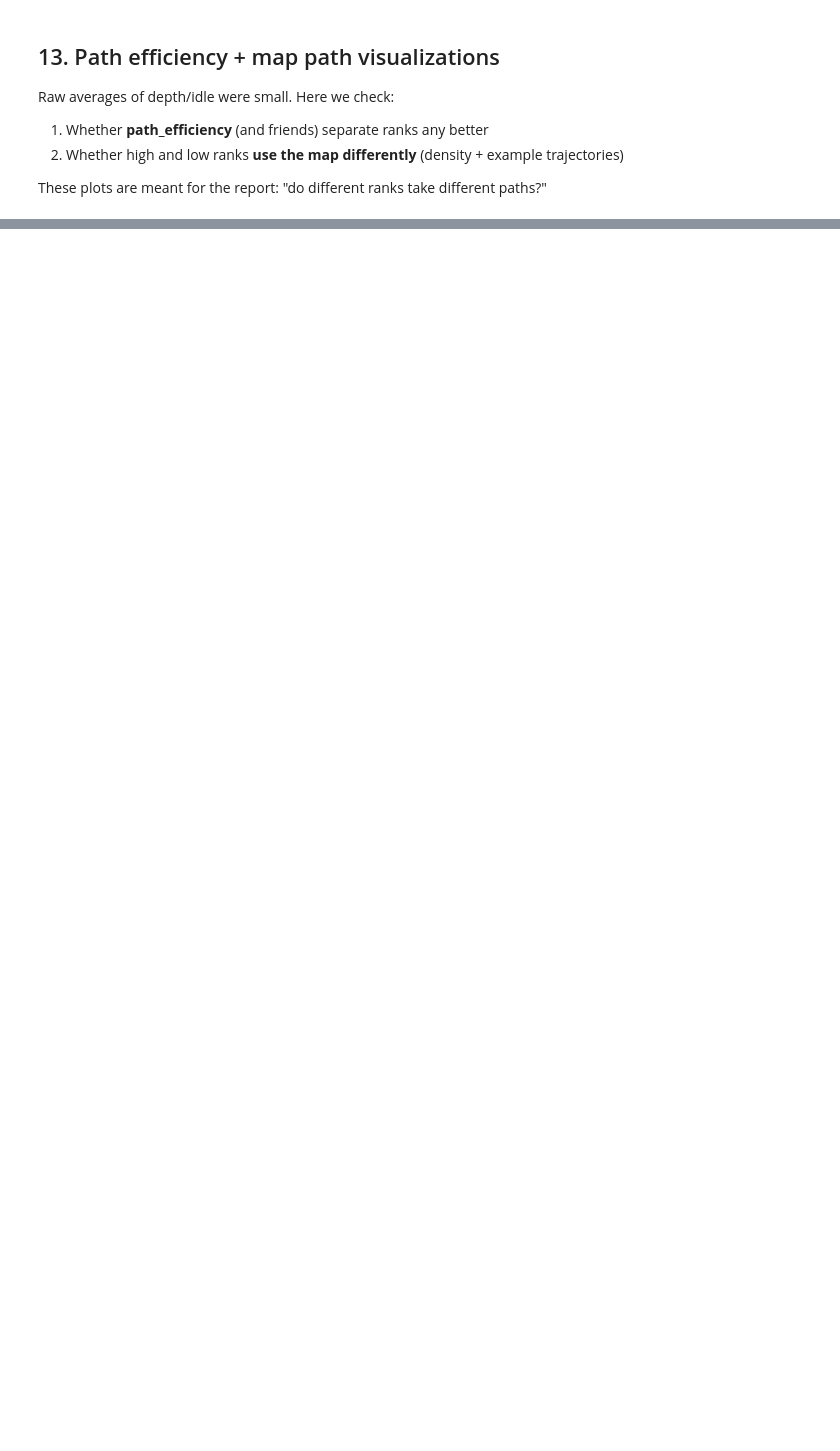
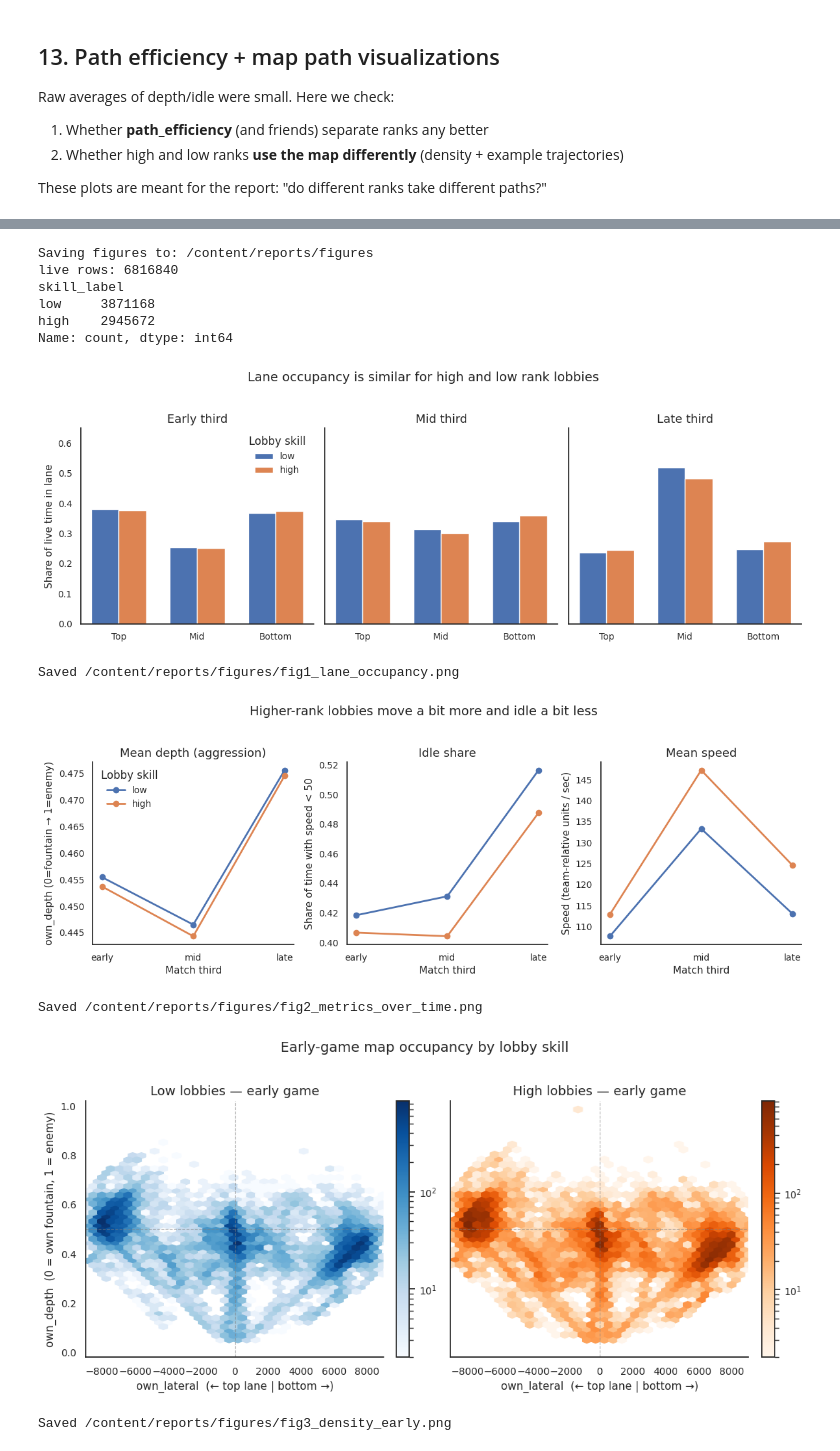
Before and after one commit to gemg-rgb/siads699-dota-movement, a Jupyter notebook: notebooks/01_feature_engineering.ipynb, the cells around one changed output, grey strips where cells are left out. Drawn from its saved outputs; the diff is of its cells as text; code cells hidden in the pictures; blank space fills up the shorter version.

```diff
--- a/notebooks/01_feature_engineering.ipynb
+++ b/notebooks/01_feature_engineering.ipynb
@@ -78,12 +150,18 @@ print("to_team_frame() defined")
 # %% [markdown]
 ## 3. Load data
 # %%
-print("Loading metadata...")
-players = pd.read_csv(DATA_DIR / "players.csv")
-matches = pd.read_csv(DATA_DIR / "matches.csv")
+print("Loading metadata and positions...")
 
-print("Loading positions (large file)...")
-positions = pd.read_parquet(DATA_DIR / "positions.parquet")
+if USING_SAMPLE:
+    players = pd.read_csv(DATA_DIR / "players_sample.csv")
+    matches = pd.read_csv(DATA_DIR / "matches_sample.csv")
+    positions = pd.read_parquet(DATA_DIR / "positions_sample.parquet")
+    print("Loaded SAMPLE data (a few matches only). Fine for pipeline checks;")
+    print("use the full download for the numbers in the report.")
+else:
+    players = pd.read_csv(DATA_DIR / "players.csv")
+    matches = pd.read_csv(DATA_DIR / "matches.csv")
+    positions = pd.read_parquet(DATA_DIR / "positions.parquet")
 
 print(f"positions : {positions.shape}")
 print(f"players   : {players.shape}")
@@ -1228,7 +1553,7 @@ import matplotlib.pyplot as plt
 
 # ---------- style----------
 plt.rcParams.update({
-    "font.size": 11,          # No one set it less than 8!
+    "font.size": 11,          # Keep labels readable for the report
     "axes.titlesize": 13,
     "axes.labelsize": 11,
     "xtick.labelsize": 10,
@@ -1239,8 +1564,7 @@ plt.rcParams.update({
     "axes.spines.right": False,
 })
 
-OUT_DIR = Path("report_figure")
-OUT_DIR.mkdir(parents=True, exist_ok=True)
+OUT_DIR = FIG_DIR
 
 LOW_C, HIGH_C = "#4C72B0", "#DD8452"
 PHASES = ["early", "mid", "late"]
@@ -1283,7 +1607,7 @@ def prepare_live(positions, matches, players):
         on=["match_id", "player_slot"],
         how="left",
     )
-    # drop near-fountain / likely dead samples for movement stats
+    # Ignore samples basically sitting on the fountain
     live = pos[pos["own_depth"] >= 0.05].copy()
     live = live.sort_values(["match_id", "player_slot", "sec"])
     g = live.groupby(["match_id", "player_slot"], sort=False)
@@ -1426,26 +1750,38 @@ def fig4_rank_overlap(players, matches, out=OUT_DIR / "fig4_rank_overlap.png"):
     plt.show()
     print("Saved", out)
 # %%
-# Where files  go
-OUT_DIR = Path("/content/report_figure")
-OUT_DIR.mkdir(parents=True, exist_ok=True)
+# Save figures next to the rest of the report assets
+OUT_DIR = FIG_DIR
 print("Saving figures to:", OUT_DIR.resolve())
 
-# Positions are in team-relative frame
+# Make sure coordinates are team-relative before plotting
 if "own_depth" not in positions.columns:
     positions = to_team_frame(positions)
 
-# Build the live table
+# Build the filtered movement table used by the report plots
 live = prepare_live(positions, matches, players)
 print("live rows:", len(live))
 print(live["skill_label"].value_counts(dropna=False))
 
-# Ggenerate the four report figures
+# Report figures
 fig1_lane_occupancy(live, out=OUT_DIR / "fig1_lane_occupancy.png")
 fig2_metrics_over_time(live, out=OUT_DIR / "fig2_metrics_over_time.png")
 fig3_density_early(live, out=OUT_DIR / "fig3_density_early.png")
 fig4_rank_overlap(players, matches, out=OUT_DIR / "fig4_rank_overlap.png")
 
 print("Files written:")
 for p in sorted(OUT_DIR.glob("*.png")):
     print(" ", p, p.stat().st_size, "bytes")
+# %% [output]
+Saving figures to: /content/reports/figures
+live rows: 6816840
+skill_label
+low     3871168
+high    2945672
+Name: count, dtype: int64
+[figure, added]
+Saved /content/reports/figures/fig1_lane_occupancy.png
+[figure, added]
+Saved /content/reports/figures/fig2_metrics_over_time.png
+[figure, added]
+Saved /content/reports/figures/fig3_density_early.png
```
Also changed, not shown: parts of 51 cells of this notebook.
